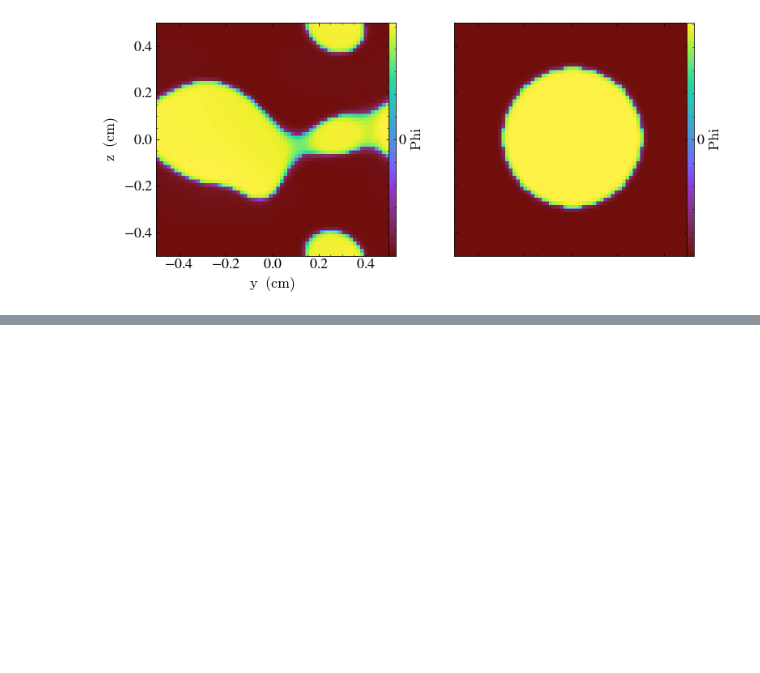
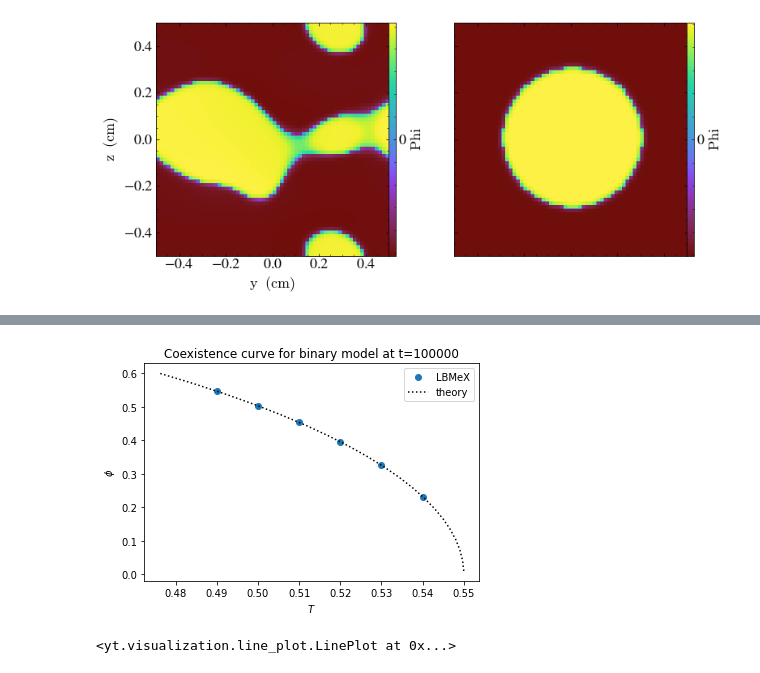
Before and after one commit to AMReX-FHD/LBMeX, a Jupyter notebook: GuidedTutorials/LBM/binary/Visualization.ipynb, the cells around one changed output, grey strips where cells are left out. Cells and saved outputs as stored; diff of their text form; code cells hidden in the pictures; blank space fills up the shorter version.

```diff
--- a/GuidedTutorials/LBM/binary/Visualization.ipynb
+++ b/GuidedTutorials/LBM/binary/Visualization.ipynb
@@ -48,0 +73,31 @@ plt.show()
+# %%
+t = 100000
+rho = 1.0
+Lambda = 1.1
+nn = np.linspace(0.01,0.6,20)
+Tt = Lambda*nn/rho/np.log((rho+nn)/(rho-nn))
+Ts = [ 0.49, 0.50, 0.51, 0.52, 0.53, 0.54 ]
+ns = []
+for T in Ts:
+    ds = yt.load('flat_interface/T_{:.2f}/plt{:05d}'.format(T,t))
+    ad = ds.all_data()
+    ns.append(ad.quantities.extrema('phi'))
+ns = np.array(ns)
+plt.plot(Ts,ns[:,1],'o',label='LBMeX')
+plt.plot(Tt,nn,'k:',label='theory')
+plt.ylabel('$\phi$')
+plt.xlabel('$T$')
+plt.title('Coexistence curve for binary model at t=%d'%t)
+plt.legend()
+#plt.savefig('coexistence.png')
+plt.show()
+# %% [output]
+[figure, added]
+# %%
+ts = yt.load('binary_droplet/kappa_0.02/R_0.15/plt?????')
+ds = ts[-1]
+p = yt.LinePlot(ds, 'phi', (0.5,0.5,0), (0.5,0.5,1), 64)
+#p.save('profile.png')
+p
+# %% [output]
+<yt.visualization.line_plot.LinePlot at 0x...>
```
Also changed, not shown: parts of 4 cells of this notebook.
